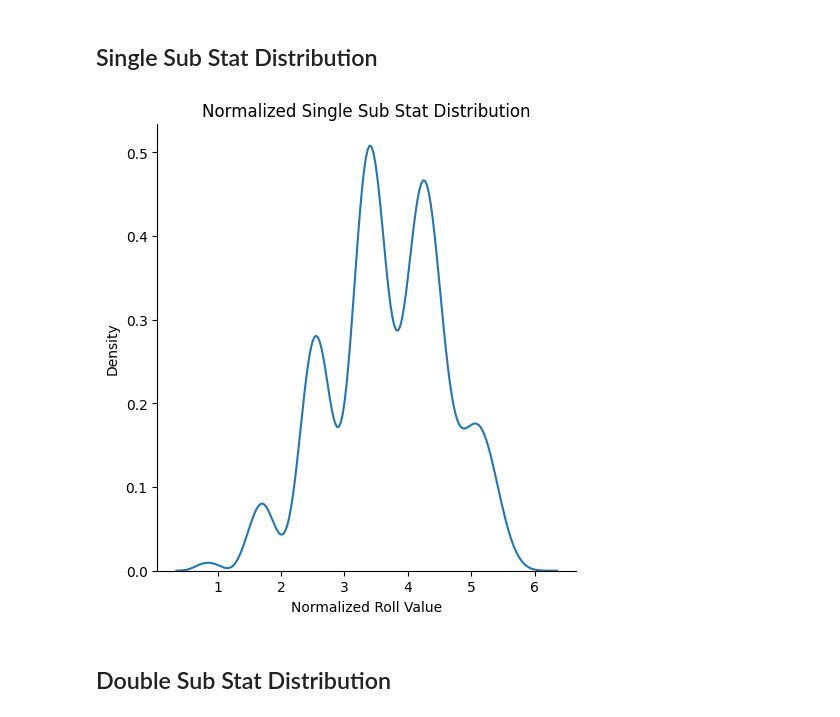
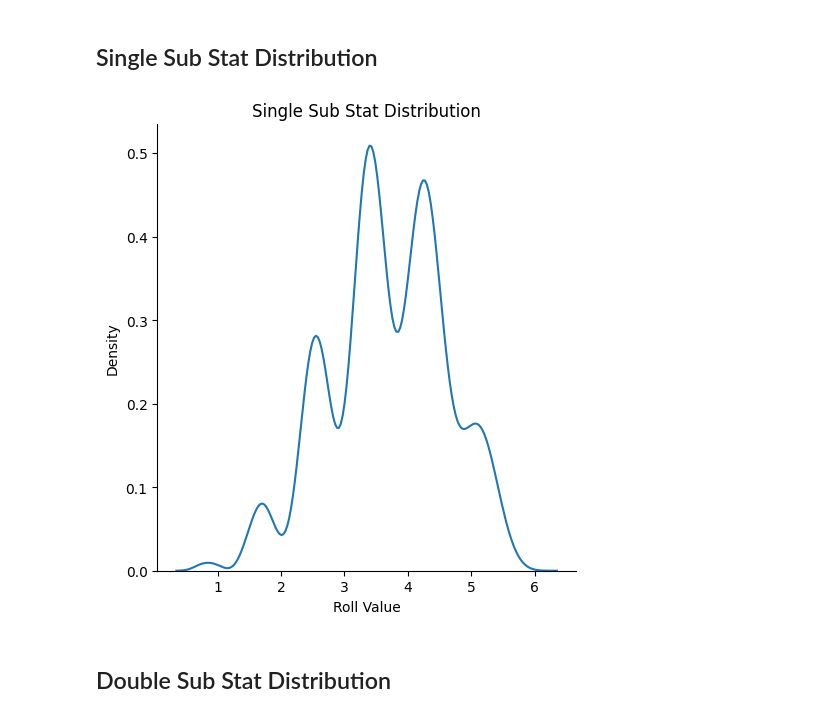
Before and after one commit to rkp1503/Genshin-Impact, a Jupyter notebook: src/Artifact_Sub_Stat_Distribution.ipynb, the cells around one changed output. Saved outputs shown, nothing was run; the diff lists cells and outputs as text; code cells hidden in the pictures.

```diff
--- a/src/Artifact_Sub_Stat_Distribution.ipynb
+++ b/src/Artifact_Sub_Stat_Distribution.ipynb
@@ -21,10 +7,9 @@ normalize: bool = True
 # %% [markdown]
 ## Single Sub Stat Distribution
-# %%
-sub_stats: list[str] = [CR]
-
-sss.main(json_data, sub_stats, normalize)
-# %% [output]
-[figure, removed]
+# %%
+num_sub_stats: int = 1
+theory.main(num_sub_stats)
+# %% [output]
+[figure, added]
 # %% [markdown]
 ## Double Sub Stat Distribution
```
Also changed, not shown: parts of 7 cells of this notebook.
